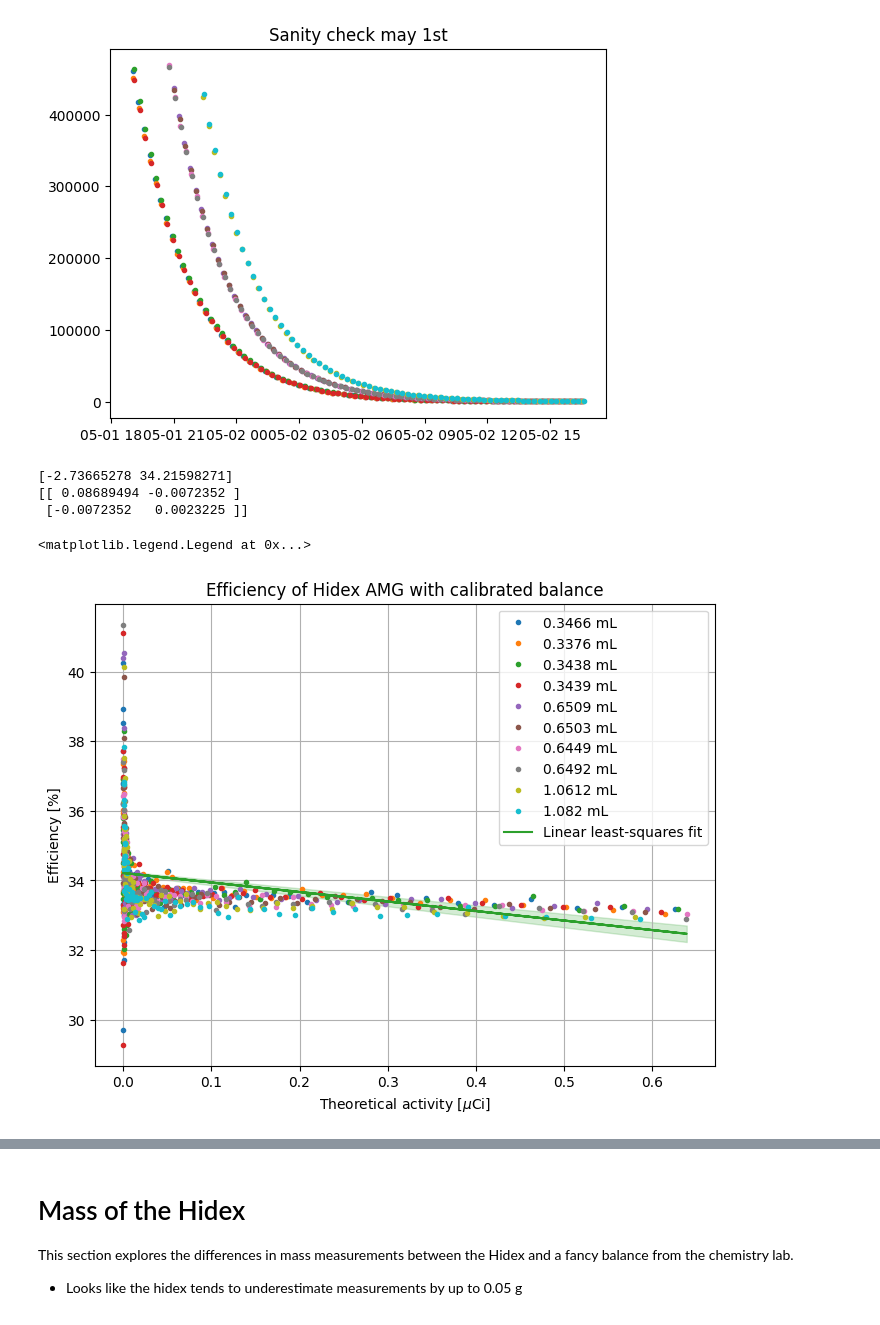
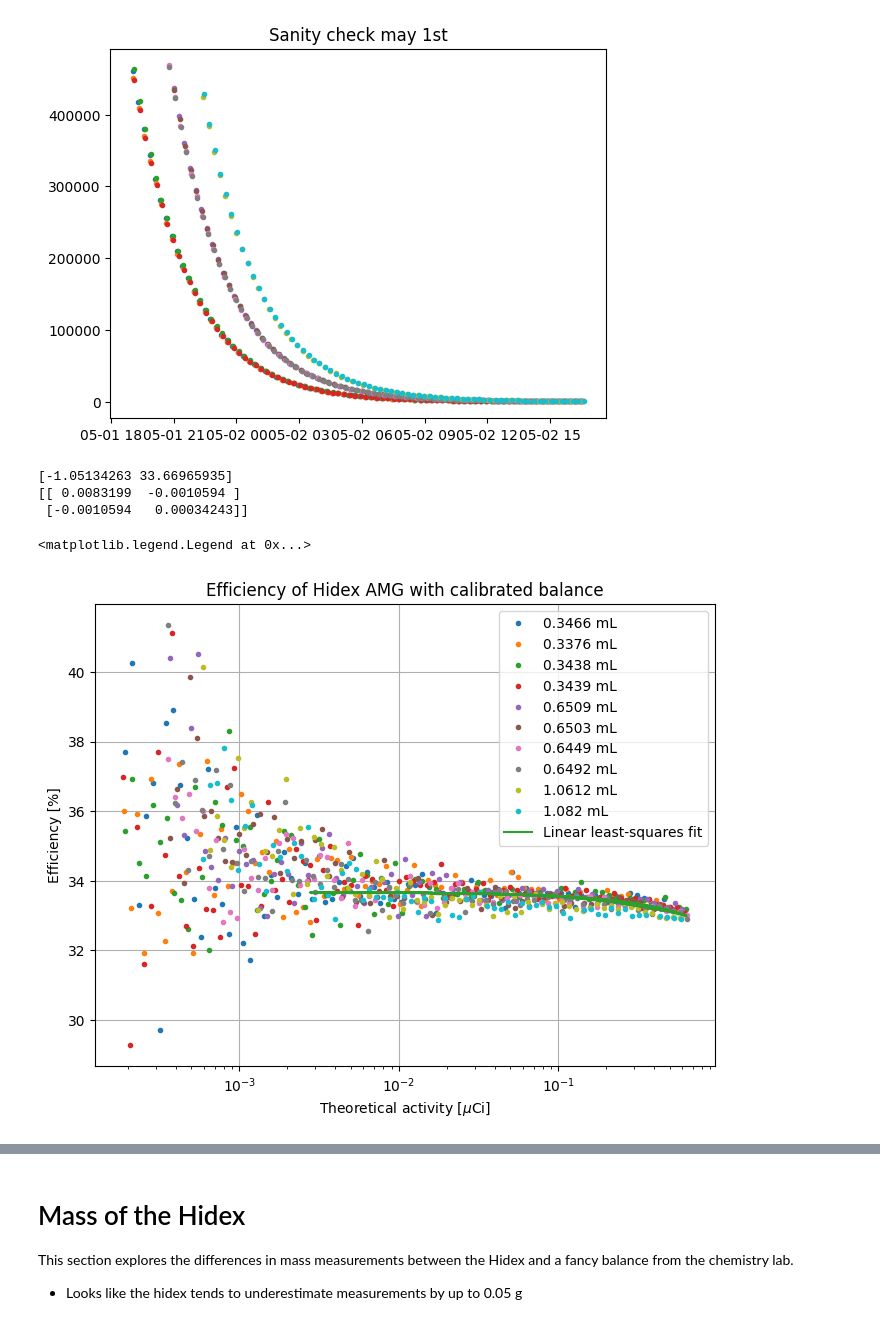
Before and after one commit to wunderbeere/hidex-calibration, a Jupyter notebook: efficiency/set_4/efficiency_set4.ipynb, the cells around one changed output, grey strips where cells are left out. Saved outputs shown, nothing was run; the diff lists cells and outputs as text; code cells hidden in the pictures.

Commit message:
new efficiency measurements + scale calibration started

```diff
--- a/efficiency/set_4/efficiency_set4.ipynb
+++ b/efficiency/set_4/efficiency_set4.ipynb
@@ -64,35 +64,35 @@ ref_activity = ref*masses*1000 # theoretical activity in tubes in uCi
 # %%
 # plotting
 plt.figure(figsize=(8,6))
 plt.title("Efficiency of Hidex AMG with calibrated balance")
 plt.ylabel("Efficiency [%]")
 plt.xlabel(r"Theoretical activity [$\mu$Ci]")
 
 for i in range(0, 10):
     plt.plot(ref_activity[i::n], efficiency[i::n], ".", label=str(data[i, 0]) + " mL")
 
 #plt.xlim(0, 0.001)
 
-#plt.xscale('log')
+plt.xscale('log')
 plt.grid()
-x = ref_activity[np.isfinite(efficiency)]
-y = efficiency[np.isfinite(efficiency)]
+x = ref_activity[np.isfinite(efficiency)][:500]
+y = efficiency[np.isfinite(efficiency)][:500]
 
 b, cov = np.polyfit(x, y, 1, cov = True)
 print(b)
 print(cov)
 plt.plot(x, x*b[0] + b[1], color='C2', label="Linear least-squares fit")
 perr = np.sqrt(np.diag(cov))
 
-x = np.linspace(0, max(x), 126)
+x = np.linspace(min(x), max(x), 126)
 y_plus = (b[0]+perr[0])*x + b[1]+perr[1]
 y_minus = (b[0]-perr[0])*x + b[1]-perr[1]
 plt.fill_between(x, y_minus, y_plus, alpha=0.2, color='C2')
 
 plt.legend()
 # %% [output]
-[-2.73665278 34.21598271]
-[[ 0.08689494 -0.0072352 ]
- [-0.0072352   0.0023225 ]]
+[-1.05134263 33.66965935]
+[[ 0.0083199  -0.0010594 ]
+ [-0.0010594   0.00034243]]
 <matplotlib.legend.Legend at 0x...>
-[figure, old version]
+[figure, new version]
```
Also changed, not shown: parts of 2 cells of this notebook, 8 other files.
